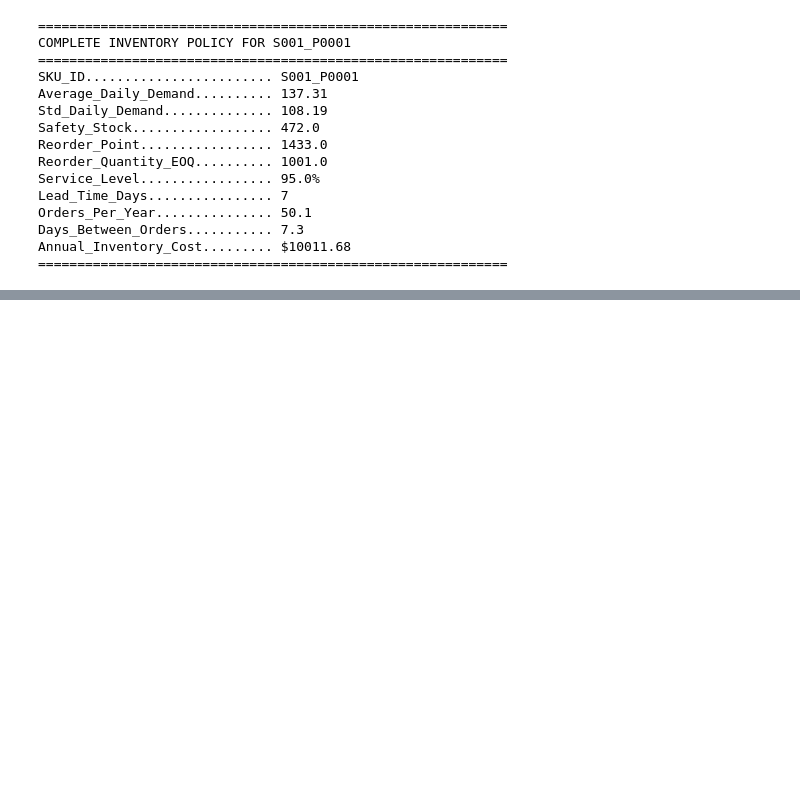
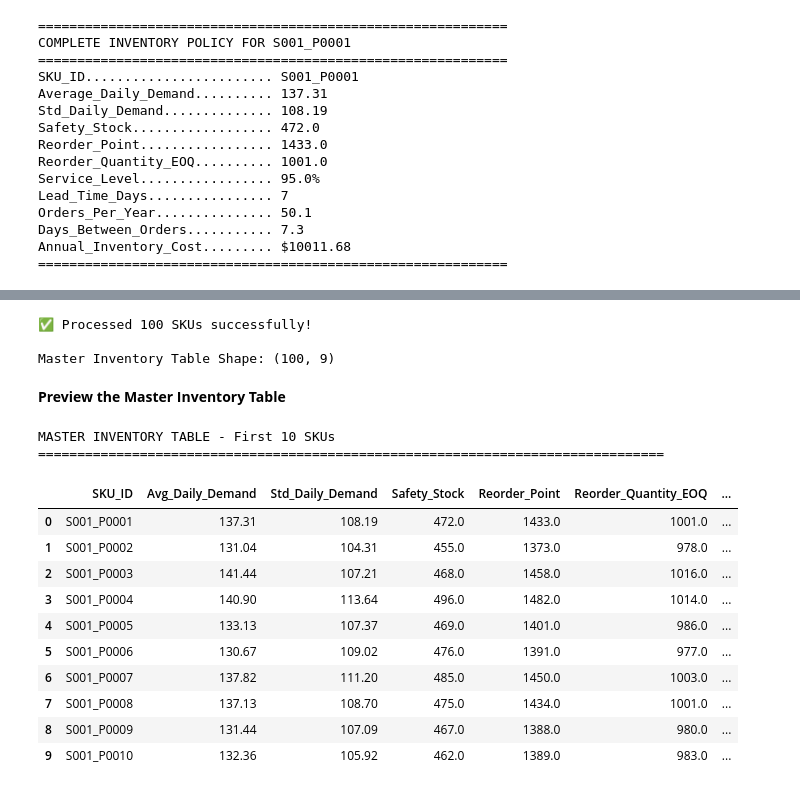
Before and after one commit to Brendatracy-miriti/Inventory_reorder_system, a Jupyter notebook: Notebook/inventory_reorder_system.ipynb, the cells around one changed output, grey strips where cells are left out. Cells and saved outputs as stored; diff of their text form; code cells hidden in the pictures; blank space fills up the shorter version.

Commit message:
complete inventory policy for 100 SKUs

```diff
--- a/Notebook/inventory_reorder_system.ipynb
+++ b/Notebook/inventory_reorder_system.ipynb
@@ -1910,0 +1915,5 @@ Annual_Inventory_Cost......... $10011.68
+# %%
+# Get list of all unique SKUs
+all_skus = sku_daily['SKU_Compound_ID'].unique()
+print(f"Total number of SKUs: {len(all_skus)}")
+print(f"Sample SKUs: {all_skus[:5]}")
@@ -1910,0 +1932,74 @@ Annual_Inventory_Cost......... $10011.68
+# %%
+# Initialize list to store results
+inventory_policies = []
+
+# Loop through each SKU
+for sku in all_skus:
+    # Get data for this SKU
+    sku_data = sku_daily[sku_daily['SKU_Compound_ID'] == sku].copy()
+
+    # Calculate demand statistics
+    avg_demand = sku_data['Units Sold'].mean()
+    std_demand = sku_data['Units Sold'].std()
+
+    # Calculate Safety Stock
+    safety_stock = z_score * std_demand * np.sqrt(LEAD_TIME_DAYS)
+
+    # Calculate Reorder Point (ROP)
+    lead_time_demand = avg_demand * LEAD_TIME_DAYS
+    reorder_point = lead_time_demand + safety_stock
+
+    # Calculate EOQ (Reorder Quantity)
+    annual_demand = avg_demand * 365
+    eoq = np.sqrt((2 * annual_demand * ORDER_COST) / holding_cost_per_unit)
+
+    # Calculate additional metrics
+    orders_per_year = annual_demand / eoq
+    days_between_orders = 365 / orders_per_year
+    total_order_cost = orders_per_year * ORDER_COST
+    total_holding_cost = (eoq / 2) * holding_cost_per_unit
+    total_cost = total_order_cost + total_holding_cost
+
+    # Store results
+    inventory_policies.append({
+        'SKU_ID': sku,
+        'Avg_Daily_Demand': round(avg_demand, 2),
+        'Std_Daily_Demand': round(std_demand, 2),
+        'Safety_Stock': round(safety_stock, 0),
+        'Reorder_Point': round(reorder_point, 0),
+        'Reorder_Quantity_EOQ': round(eoq, 0),
+        'Orders_Per_Year': round(orders_per_year, 1),
+        'Days_Between_Orders': round(days_between_orders, 1),
+        'Annual_Inventory_Cost': round(total_cost, 2)
+    })
+
+# Convert to DataFrame
+master_inventory_table = pd.DataFrame(inventory_policies)
+
+print(f"✅ Processed {len(master_inventory_table)} SKUs successfully!")
+print(f"\nMaster Inventory Table Shape: {master_inventory_table.shape}")
+# %% [output]
+✅ Processed 100 SKUs successfully!
+
+Master Inventory Table Shape: (100, 9)
+# %% [markdown]
+**Preview the Master Inventory Table**
+# %%
+# Display first 10 rows
+print("MASTER INVENTORY TABLE - First 10 SKUs")
+print("=" * 80)
+master_inventory_table.head(10)
+# %% [output]
+MASTER INVENTORY TABLE - First 10 SKUs
+================================================================================
+|  | SKU_ID | Avg_Daily_Demand | Std_Daily_Demand | Safety_Stock | Reorder_Point | Reorder_Quantity_EOQ | ... |
+| 0 | S001_P0001 | 137.31 | 108.19 | 472.0 | 1433.0 | 1001.0 | ... |
+| 1 | S001_P0002 | 131.04 | 104.31 | 455.0 | 1373.0 | 978.0 | ... |
+| 2 | S001_P0003 | 141.44 | 107.21 | 468.0 | 1458.0 | 1016.0 | ... |
+| 3 | S001_P0004 | 140.90 | 113.64 | 496.0 | 1482.0 | 1014.0 | ... |
+| 4 | S001_P0005 | 133.13 | 107.37 | 469.0 | 1401.0 | 986.0 | ... |
+| 5 | S001_P0006 | 130.67 | 109.02 | 476.0 | 1391.0 | 977.0 | ... |
+| 6 | S001_P0007 | 137.82 | 111.20 | 485.0 | 1450.0 | 1003.0 | ... |
+| 7 | S001_P0008 | 137.13 | 108.70 | 475.0 | 1434.0 | 1001.0 | ... |
+| 8 | S001_P0009 | 131.44 | 107.09 | 467.0 | 1388.0 | 980.0 | ... |
+| 9 | S001_P0010 | 132.36 | 105.92 | 462.0 | 1389.0 | 983.0 | ... |
```
Also changed, not shown: parts of 7 cells of this notebook, 1 other file.
